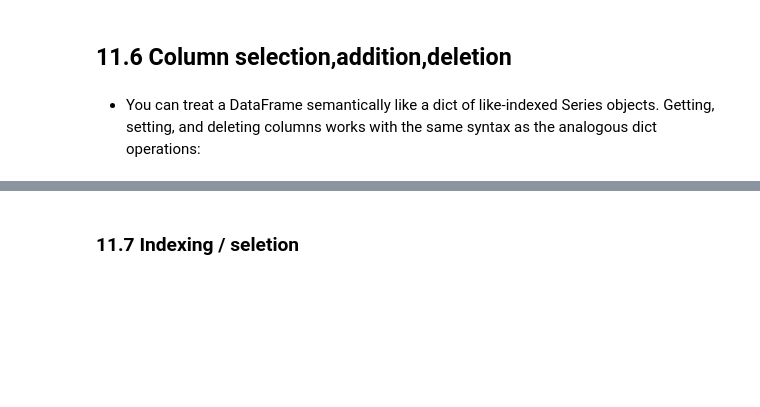
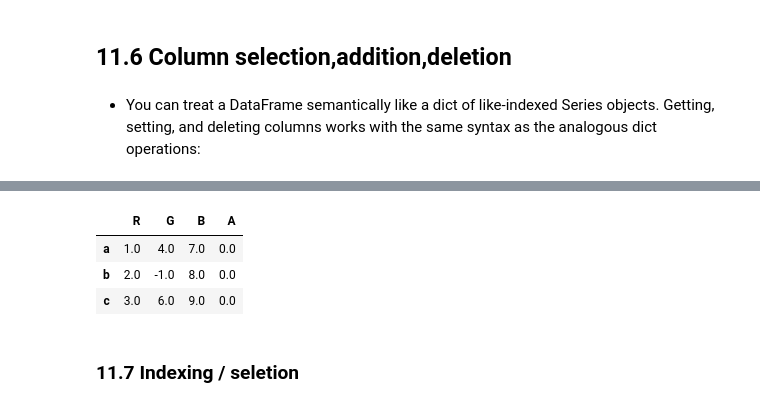
Before and after one commit to shaaagri/iat-481-wk1, a Jupyter notebook: Introduction_to_Python.ipynb, the cells around one changed output, grey strips where cells are left out. Cells and saved outputs as stored; diff of their text form; code cells hidden in the pictures; blank space fills up the shorter version.

```diff
--- a/Introduction_to_Python.ipynb
+++ b/Introduction_to_Python.ipynb
@@ -2012,3 +2032,16 @@ df
+# %%
+# Student contribution: Added another example with the same DataFrame but flipped and then mutated
+
+df = pd.DataFrame([[1.,4.,7.],[2.,5.,8.],[3.,6.,9.]], index=['a','b','c'])
+df[1][1] = -1  # changing the central element
+df.columns = ['R', 'G', 'B']  # renaming the columns
+df['A'] = 0.  # adding a column and filling with 0
+df
+# %% [output]
+|  | R | G | B | A |
+| a | 1.0 | 4.0 | 7.0 | 0.0 |
+| b | 2.0 | -1.0 | 8.0 | 0.0 |
+| c | 3.0 | 6.0 | 9.0 | 0.0 |
 # %% [markdown]
 ### 11.7 Indexing / seletion
 # %% [markdown]
```
Also changed, not shown: parts of 11 cells of this notebook.
